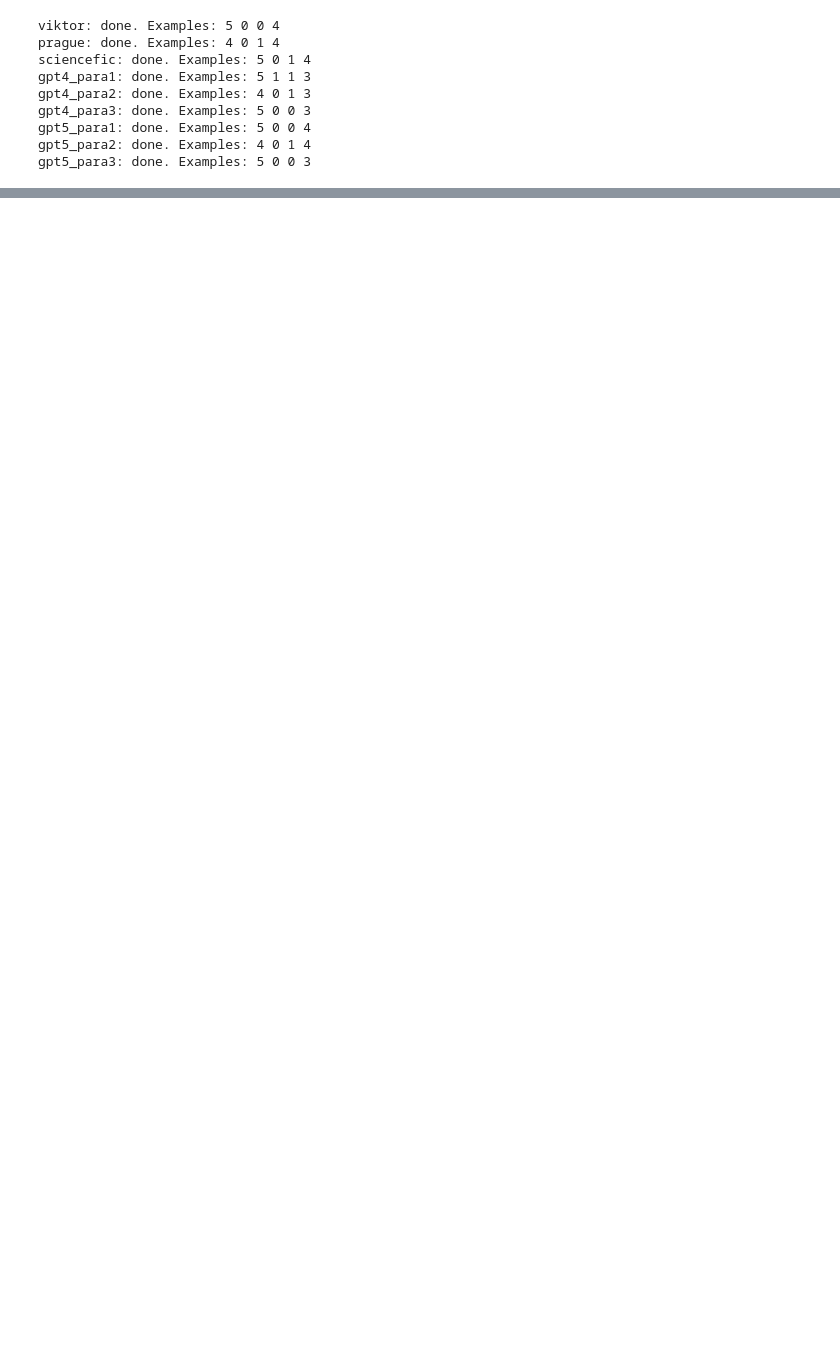
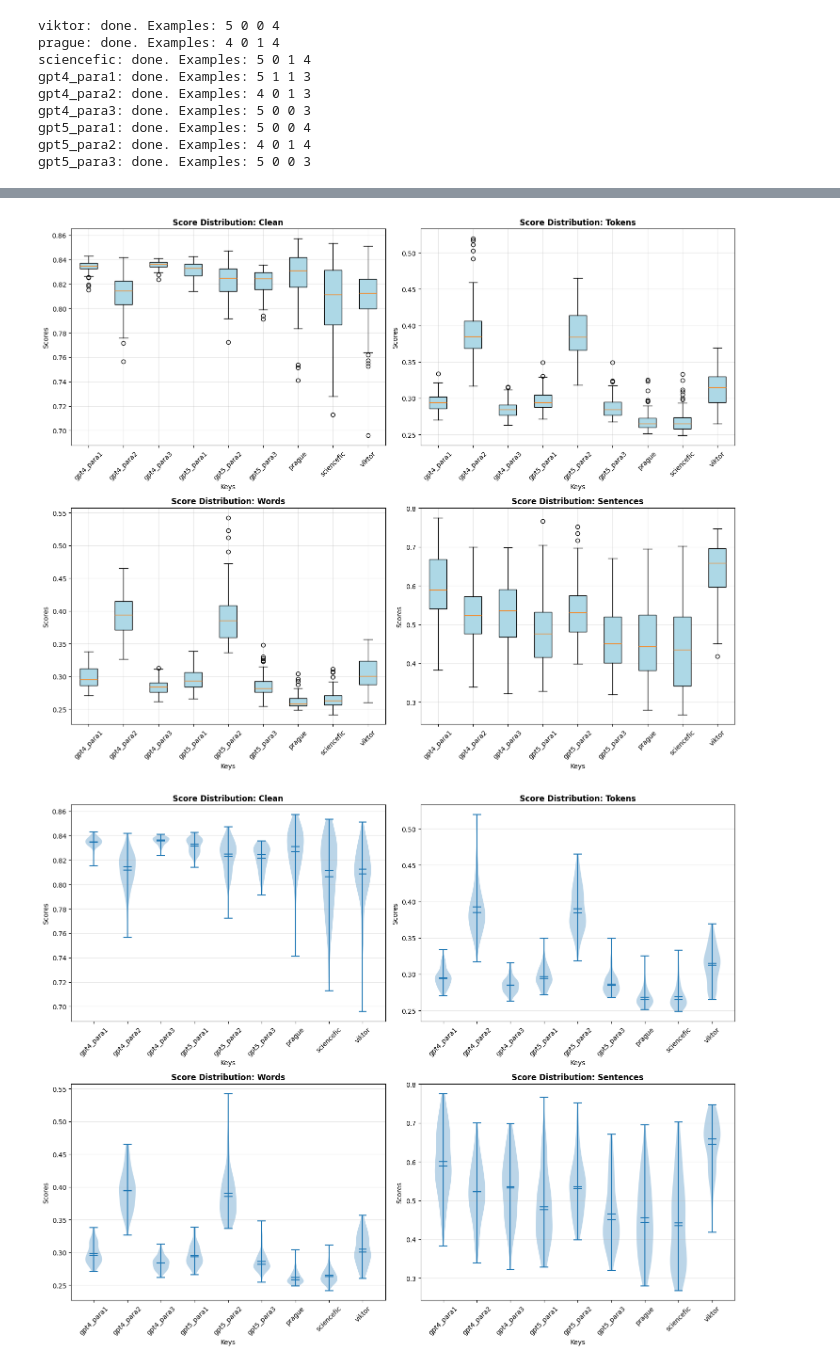
Before and after one commit to joaocnvdias/mech-i-coherence, a Jupyter notebook: vector-fields/plots/models-comparison.ipynb, the cells around one changed output, grey strips where cells are left out. Drawn from its saved outputs; the diff is of its cells as text; code cells hidden in the pictures; blank space fills up the shorter version.

Commit message:
feat(model-comparison): plotting individual model data

```diff
--- a/vector-fields/plots/models-comparison.ipynb
+++ b/vector-fields/plots/models-comparison.ipynb
@@ -659,0 +729,9 @@ with open("../model-comparison/results/gpt.pkl", "wb") as f:
+# %%
+results_path = Path("../model-comparison/results")
+
+loaded_results = {}
+
+for file_path in results_path.glob("*.pkl"):
+    with open(file_path, "rb") as f:
+        data = pickle.load(f)
+    loaded_results[file_path.stem] = data  # store under filename (without .pkl)
@@ -659,0 +965,2 @@ with open("../model-comparison/results/gpt.pkl", "wb") as f:
+# %%
+the_coherence_results = loaded_results["the_coherence"]
@@ -659,0 +1024,7 @@ with open("../model-comparison/results/gpt.pkl", "wb") as f:
+# %%
+plot_individual_text_types(normalized_results)
+plot_violin_individual(normalized_results)
+plot_strip_with_stats(normalized_results)
+# %% [output]
+[figure, added]
+[figure, added]
```
Also changed, not shown: parts of 29 cells of this notebook.
